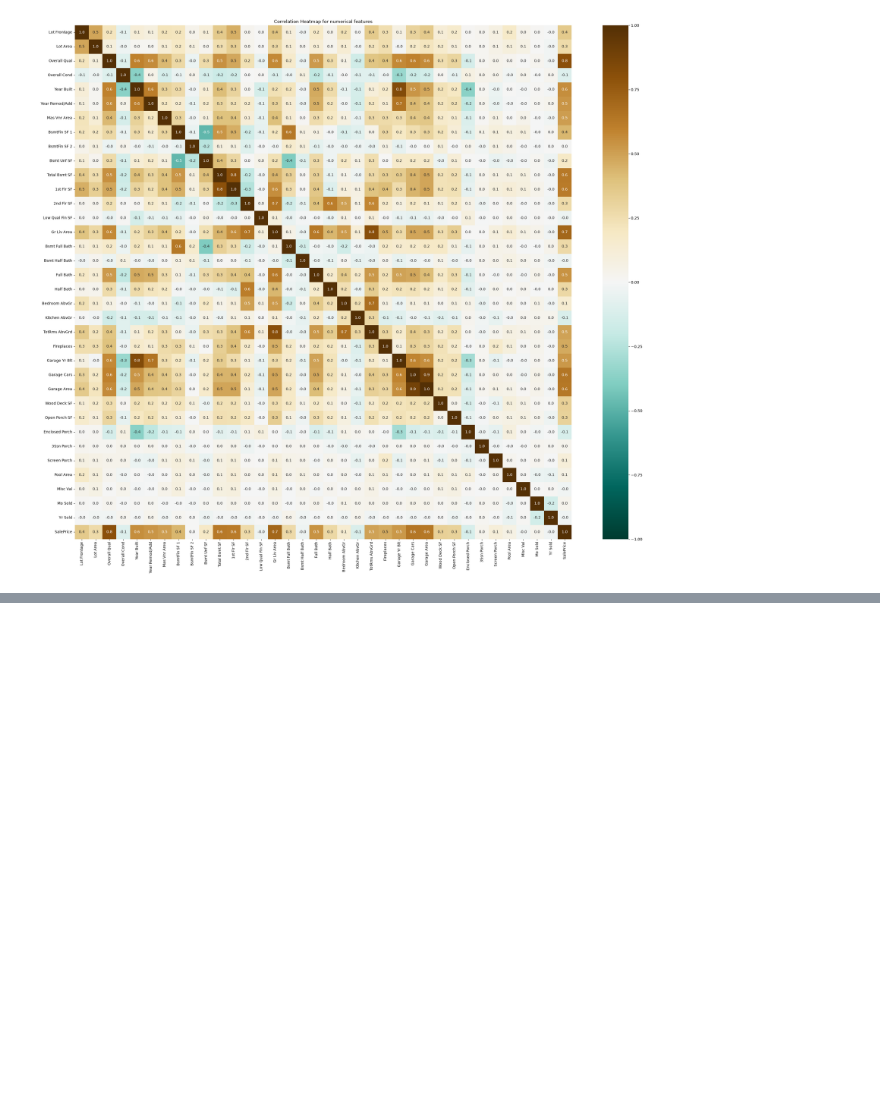
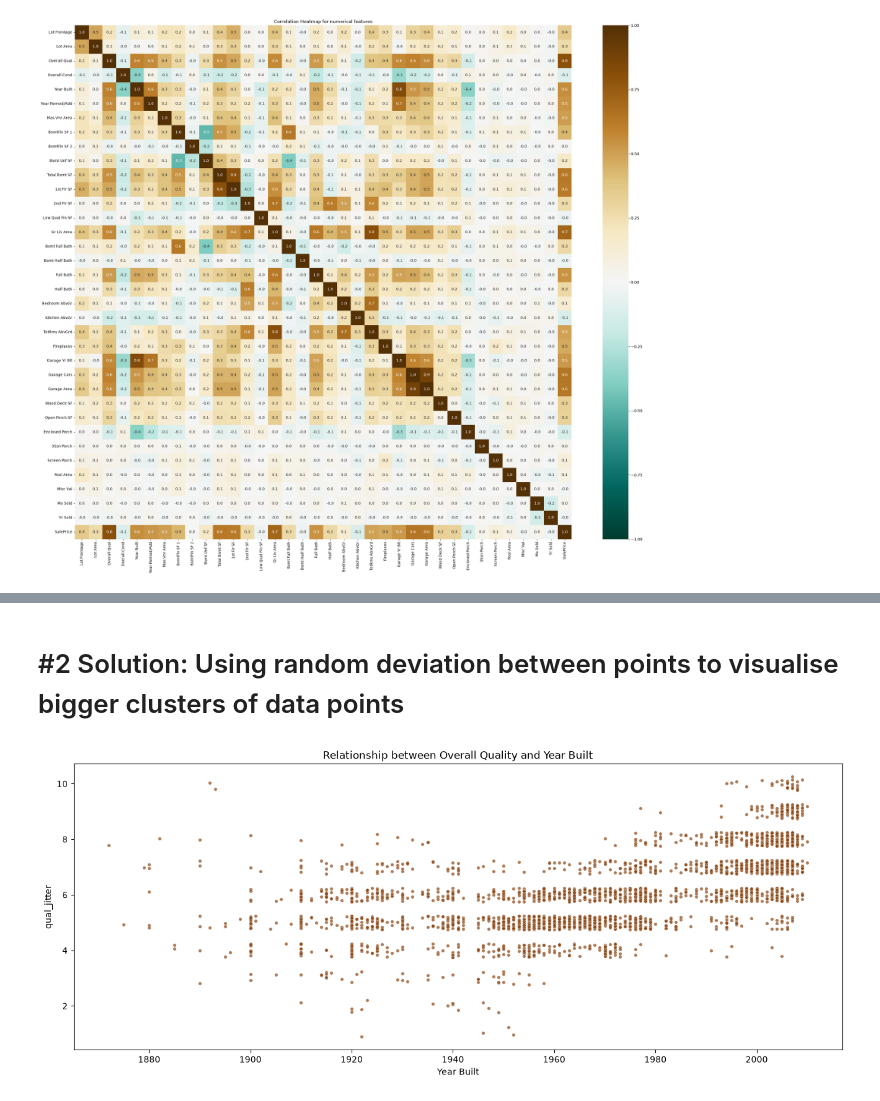
Before and after one commit to viragdiana/ML, a Jupyter notebook: lab-1-dia.ipynb, the cells around one changed output, grey strips where cells are left out. Cells and saved outputs as stored; diff of their text form; code cells hidden in the pictures; blank space fills up the shorter version.

```diff
--- a/lab-1-dia.ipynb
+++ b/lab-1-dia.ipynb
@@ -241,0 +288,11 @@ plt.show()
+# %% [markdown]
+# \#2 Solution: Using random deviation between points to visualise bigger clusters of data points
+# %%
+#tried to move the data points further away from eachother, this is the method claude recommended
+jitter = data.assign(qual_jitter = data['Overall Qual'] + np.random.uniform(-0.25, 0.25, len(data)))
+plt.figure(figsize = (16, 6))
+sns.scatterplot(x = 'Year Built', y = 'qual_jitter', data = jitter, color = 'saddlebrown', alpha = 0.7, s = 15)
+plt.title('Relationship between Overall Quality and Year Built')
+plt.show()
+# %% [output]
+[figure, added]
```
Also changed, not shown: parts of 14 cells of this notebook.
